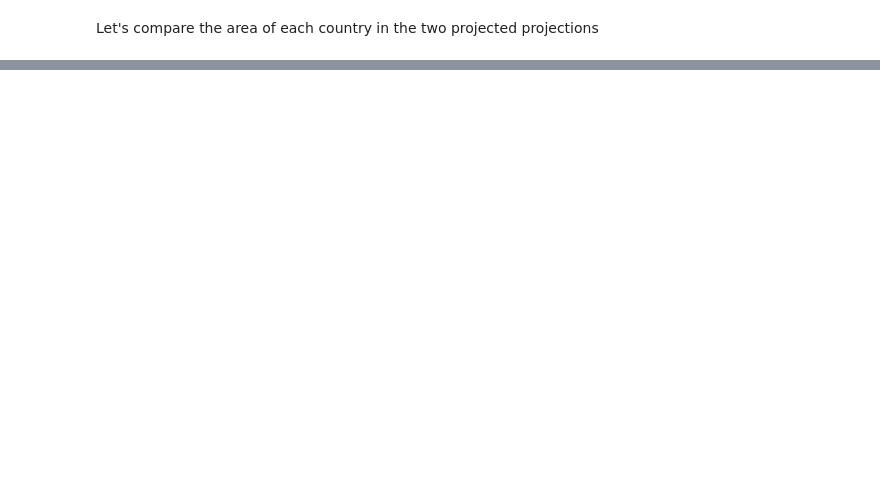
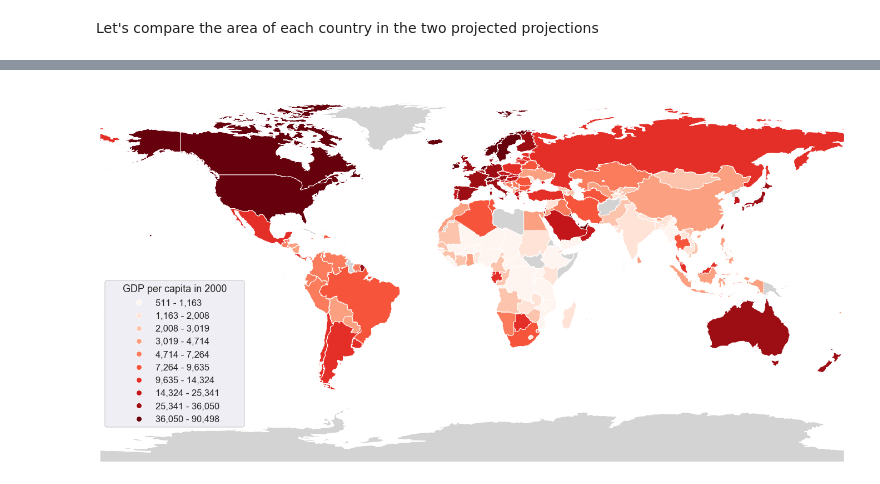
Before and after one commit to ozak/CompEcon, a Jupyter notebook: notebooks/GIS with Python.ipynb, the cells around one changed output, grey strips where cells are left out. Saved outputs shown, nothing was run; the diff lists cells and outputs as text; code cells hidden in the pictures; blank space fills up the shorter version.

```diff
--- a/notebooks/GIS with Python.ipynb
+++ b/notebooks/GIS with Python.ipynb
@@ -327,0 +289,11 @@ mymap('opten0lomean1500','opten0lomean1500',myproj='cyl',mylabel='Crop Yield (Ca
+# %%
+sns.set(rc={'figure.figsize':(11.7,8.27)})
+sns.set_context("talk")
+fig, ax = plt.subplots()
+sns.scatterplot(x='WDI_area', y='value', data=wdi2, hue='variable', ax=ax)
+#sns.scatterplot(x='WDI_area', y='MERC_area', data=wdi, ax=ax)
+sns.lineplot(x='WDI_area', y='WDI_area', data=wdi, color='r', ax=ax)
+ax.set_ylabel('Other')
+ax.set_xlabel('WDI')
+ax.set_title("Areas")
+ax.legend()
@@ -327,0 +354,4 @@ mymap('opten0lomean1500','opten0lomean1500',myproj='cyl',mylabel='Crop Yield (Ca
+# %%
+pwt = pd.read_stata(pathout + 'pwt91.dta')
+pwt_xls = pd.read_excel(pathout + 'pwt91.xlsx',encoding='utf-8')
+pwt
@@ -327,0 +374,11 @@ mymap('opten0lomean1500','opten0lomean1500',myproj='cyl',mylabel='Crop Yield (Ca
+# %%
+# Get columns with GDP measures
+gdpcols = pwt_xls.loc[pwt_xls['Variable definition'].apply(lambda x: str(x).upper().find('REAL GDP')!=-1), 'Variable name'].tolist()
+
+# Generate GDPpc for each measure
+for gdp in gdpcols:
+    pwt[gdp + '_pc'] = pwt[gdp] / pwt['pop']
+
+# GDPpc data
+gdppccols = [col+'_pc' for col in gdpcols]
+pwt[['countrycode', 'country', 'year'] + gdppccols]
@@ -327,0 +493,9 @@ mymap('opten0lomean1500','opten0lomean1500',myproj='cyl',mylabel='Crop Yield (Ca
+# %%
+year = 2000
+gdppc = pwt.loc[pwt.year==year].reset_index(drop=True).copy()
+gdppc = countries.merge(gdppc, left_on='ADM0_A3', right_on='countrycode')
+gdppc = gdppc.dropna(subset=['rgdpe_pc'])
+mylegend = center_wrap(["GDP per capita in " + str(year)], cwidth=32, width=32)
+MyChloropleth(mydf=gdppc, myfile='PWT_GDP_' + str(year), myvar='rgdpe_pc', mylegend=mylegend, k=10, scheme='Quantiles', save=True)
+# %% [output]
+[figure, added]
```
Also changed, not shown: parts of 62 cells of this notebook, 1 other file.
